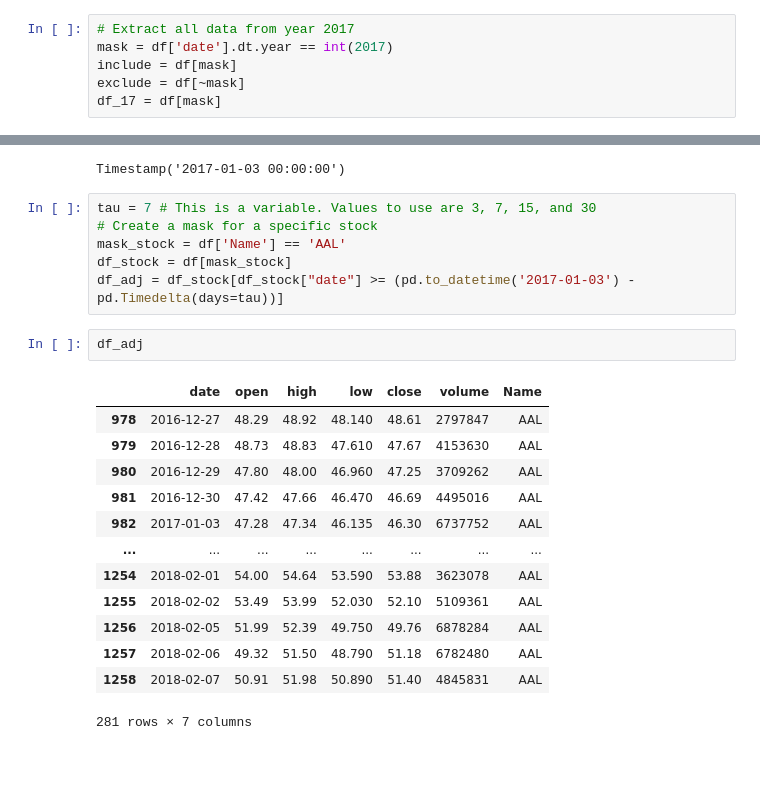
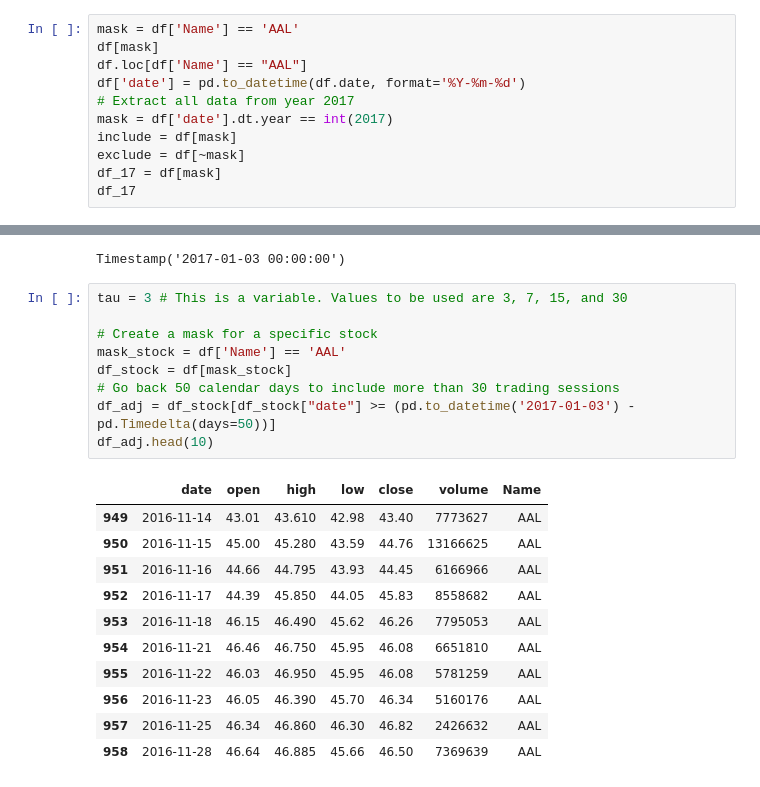
Before and after one commit to ley-man/Financial-Risk-Prediction-using-NLP, a Jupyter notebook: src/volatilityCalculationsSP500.ipynb, the cells around one changed output, grey strips where cells are left out. Saved outputs shown, nothing was run; the diff lists cells and outputs as text; blank space fills up the shorter version.

```diff
--- a/src/volatilityCalculationsSP500.ipynb
+++ b/src/volatilityCalculationsSP500.ipynb
@@ -77,6 +45,11 @@ df
 # %%
+mask = df['Name'] == 'AAL'
+df[mask]
+df.loc[df['Name'] == "AAL"]
+df['date'] = pd.to_datetime(df.date, format='%Y-%m-%d')
 # Extract all data from year 2017
 mask = df['date'].dt.year == int(2017)
 include = df[mask]
 exclude = df[~mask]
 df_17 = df[mask]
+df_17
@@ -118,24 +79,23 @@ lastdayfrom
 # %% [output]
 Timestamp('2017-01-03 00:00:00')
 # %%
-tau = 7 # This is a variable. Values to use are 3, 7, 15, and 30
+tau = 3 # This is a variable. Values to be used are 3, 7, 15, and 30
+
 # Create a mask for a specific stock
 mask_stock = df['Name'] == 'AAL'
 df_stock = df[mask_stock]
-df_adj = df_stock[df_stock["date"] >= (pd.to_datetime('2017-01-03') - pd.Timedelta(days=tau))]
+# Go back 50 calendar days to include more than 30 trading sessions
+df_adj = df_stock[df_stock["date"] >= (pd.to_datetime('2017-01-03') - pd.Timedelta(days=50))]
+df_adj.head(10)
+# %% [output]
+|  | date | open | high | low | close | volume | Name |
+| 949 | 2016-11-14 | 43.01 | 43.610 | 42.98 | 43.40 | 7773627 | AAL |
+| 950 | 2016-11-15 | 45.00 | 45.280 | 43.59 | 44.76 | 13166625 | AAL |
+| 951 | 2016-11-16 | 44.66 | 44.795 | 43.93 | 44.45 | 6166966 | AAL |
+| 952 | 2016-11-17 | 44.39 | 45.850 | 44.05 | 45.83 | 8558682 | AAL |
+| 953 | 2016-11-18 | 46.15 | 46.490 | 45.62 | 46.26 | 7795053 | AAL |
+| 954 | 2016-11-21 | 46.46 | 46.750 | 45.95 | 46.08 | 6651810 | AAL |
+| 955 | 2016-11-22 | 46.03 | 46.950 | 45.95 | 46.08 | 5781259 | AAL |
+| 956 | 2016-11-23 | 46.05 | 46.390 | 45.70 | 46.34 | 5160176 | AAL |
+| 957 | 2016-11-25 | 46.34 | 46.860 | 46.30 | 46.82 | 2426632 | AAL |
+| 958 | 2016-11-28 | 46.64 | 46.885 | 45.66 | 46.50 | 7369639 | AAL |
-# %%
-df_adj
-# %% [output]
-|  | date | open | high | low | close | volume | Name |
-| 978 | 2016-12-27 | 48.29 | 48.92 | 48.140 | 48.61 | 2797847 | AAL |
-| 979 | 2016-12-28 | 48.73 | 48.83 | 47.610 | 47.67 | 4153630 | AAL |
-| 980 | 2016-12-29 | 47.80 | 48.00 | 46.960 | 47.25 | 3709262 | AAL |
-| 981 | 2016-12-30 | 47.42 | 47.66 | 46.470 | 46.69 | 4495016 | AAL |
-| 982 | 2017-01-03 | 47.28 | 47.34 | 46.135 | 46.30 | 6737752 | AAL |
-| ... | ... | ... | ... | ... | ... | ... | ... |
-| 1254 | 2018-02-01 | 54.00 | 54.64 | 53.590 | 53.88 | 3623078 | AAL |
-| 1255 | 2018-02-02 | 53.49 | 53.99 | 52.030 | 52.10 | 5109361 | AAL |
-| 1256 | 2018-02-05 | 51.99 | 52.39 | 49.750 | 49.76 | 6878284 | AAL |
-| 1257 | 2018-02-06 | 49.32 | 51.50 | 48.790 | 51.18 | 6782480 | AAL |
-| 1258 | 2018-02-07 | 50.91 | 51.98 | 50.890 | 51.40 | 4845831 | AAL |
-281 rows × 7 columns
```
Also changed, not shown: parts of 25 cells of this notebook.
